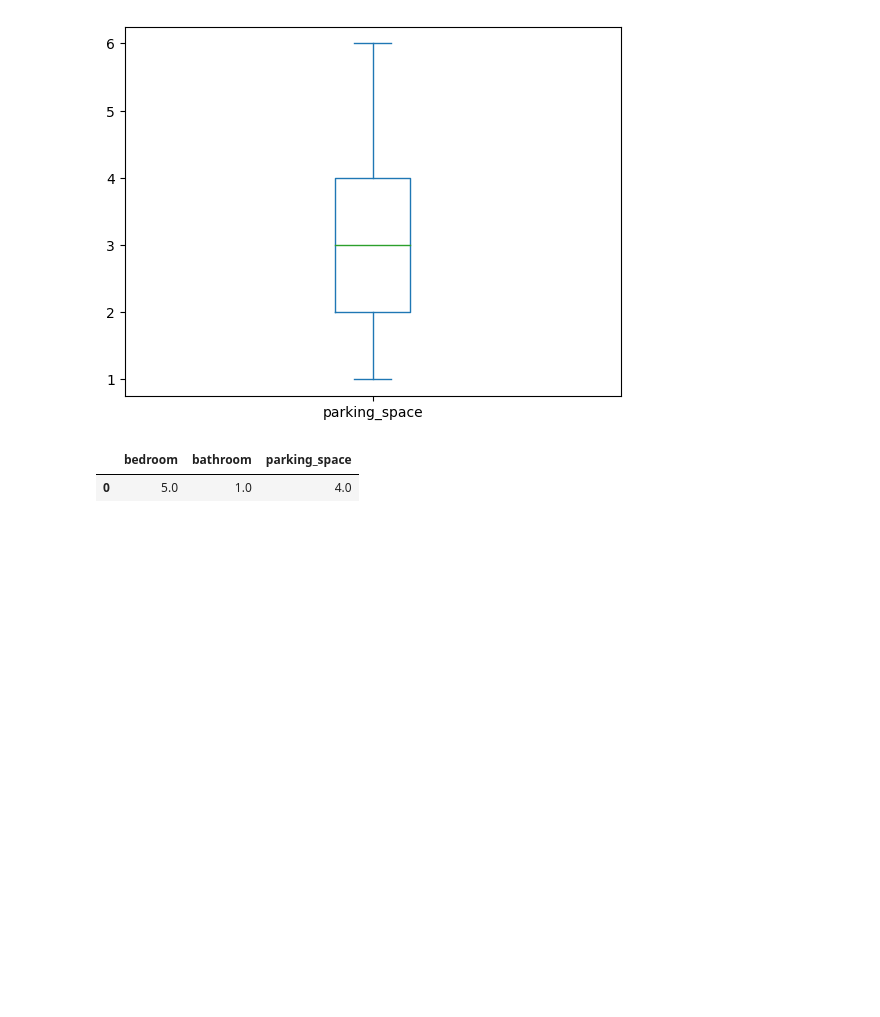
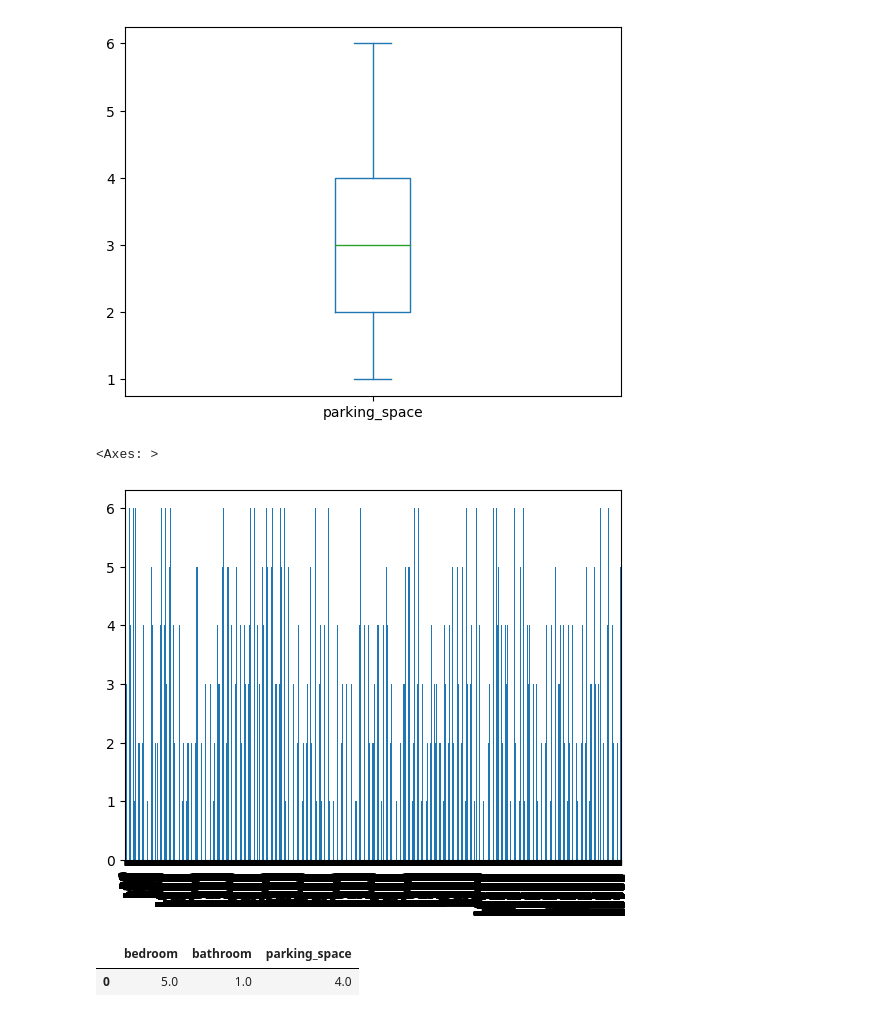
Before and after one commit to Zainab-Abdullahi/My-Data-Science-Class, a Jupyter notebook: Machine Learning Assignment.ipynb, the cells around one changed output. Drawn from its saved outputs; the diff is of its cells as text; code cells hidden in the pictures; blank space fills up the shorter version.

```diff
--- a/Machine Learning Assignment.ipynb
+++ b/Machine Learning Assignment.ipynb
@@ -106,6 +111,11 @@ house.parking_space.plot(kind='box')
 # %% [output]
 <Axes: >
 [figure]
+# %%
+house.parking_space.plot(kind ='bar')
+# %% [output]
+<Axes: >
+[figure, added]
 # %%
 median_values = House[['bedroom', 'bathroom', 'parking_space']].median()
 # %%
```
Also changed, not shown: parts of 10 cells of this notebook, 2 other files.
